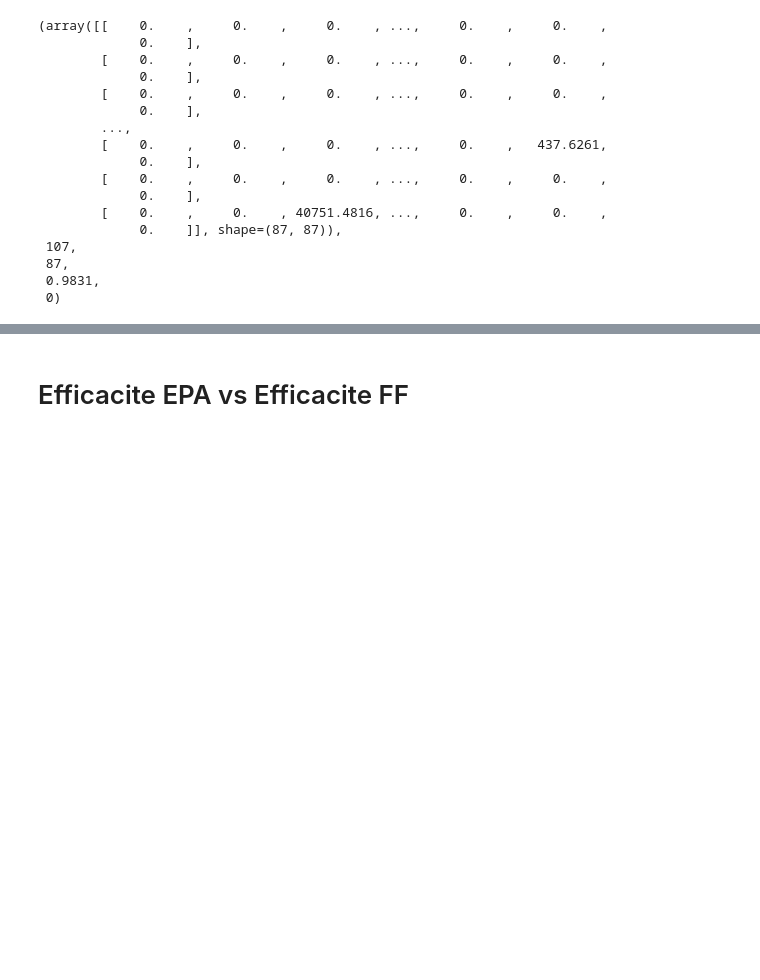
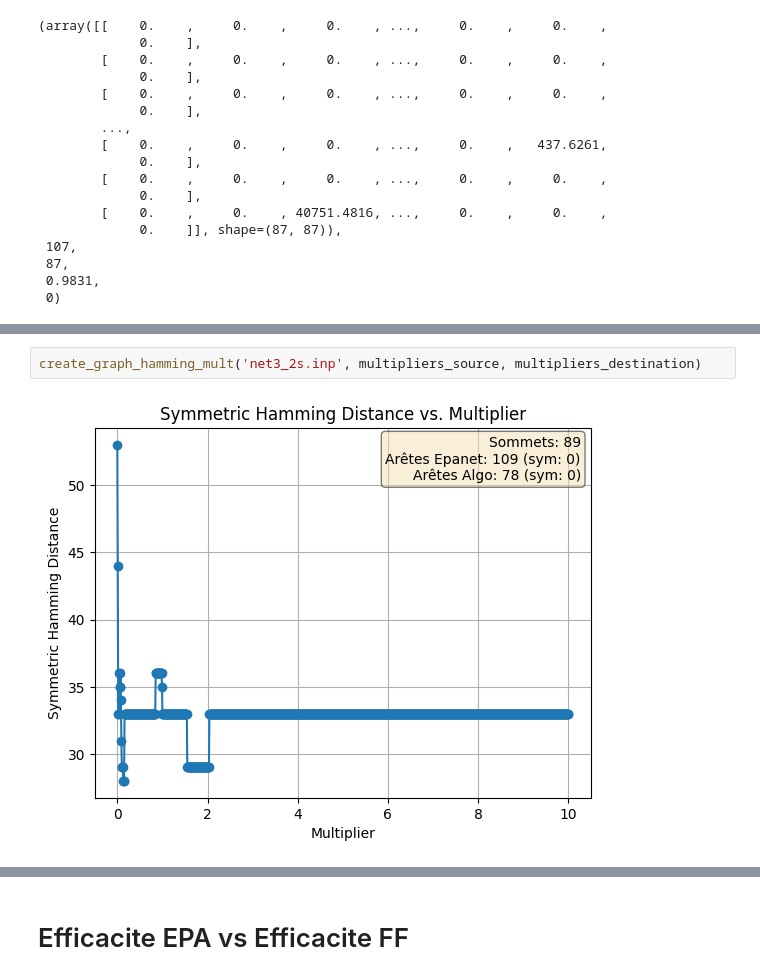
Before and after one commit to Nabil-hamoudi/M2_internship_flow_orientation, a Jupyter notebook: analyse.ipynb, the cells around one changed output, grey strips where cells are left out. Saved outputs shown, nothing was run; the diff lists cells and outputs as text; blank space fills up the shorter version.

```diff
--- a/analyse.ipynb
+++ b/analyse.ipynb
@@ -73,0 +114,4 @@ sym_arcs=0
+# %%
+create_graph_hamming_mult('net3_2s.inp', multipliers_source, multipliers_destination)
+# %% [output]
+[figure, added]
```
Also changed, not shown: parts of 15 cells of this notebook, 1 other file.
